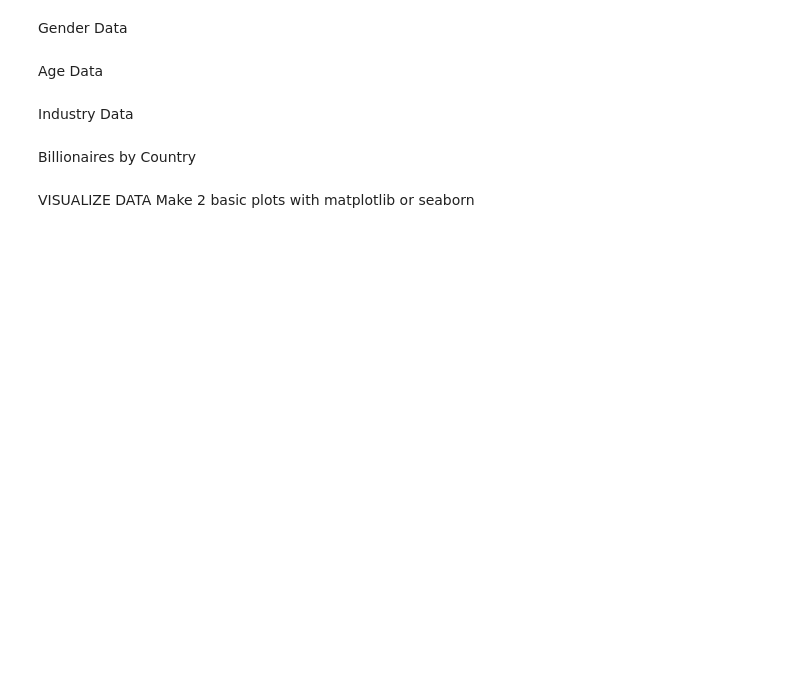
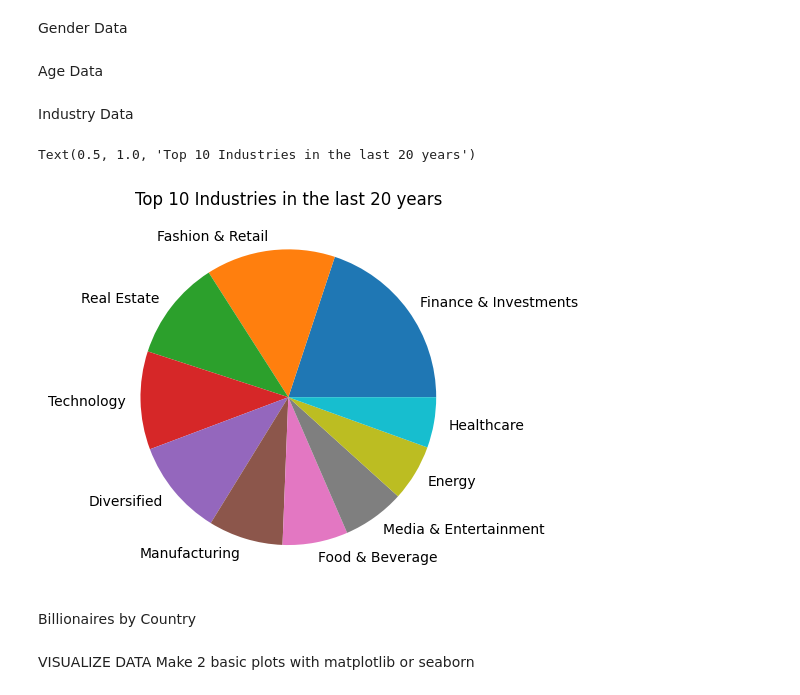
Before and after one commit to thealura/project_billionaires, a Jupyter notebook: PROJECT_1.ipynb, the cells around one changed output. Cells and saved outputs as stored; diff of their text form; code cells hidden in the pictures; blank space fills up the shorter version.

Commit message:
first chart

```diff
--- a/PROJECT_1.ipynb
+++ b/PROJECT_1.ipynb
@@ -57,6 +61,15 @@ print('Unknown Gender: ', (df['gender'].value_counts()["Unknown"]))
 Age Data
 # %% [markdown]
 Industry Data
+# %%
+#grouped_by_industry = df.groupby('main_industry')
+ind = df.main_industry.value_counts()
+ind.head(10).plot(kind='pie')
+plt.ylabel('')
+plt.title("Top 10 Industries in the last 20 years")
+# %% [output]
+Text(0.5, 1.0, 'Top 10 Industries in the last 20 years')
+[figure, added]
 # %% [markdown]
 Billionaires by Country
 # %% [markdown]
```
Also changed, not shown: parts of 5 cells of this notebook.
